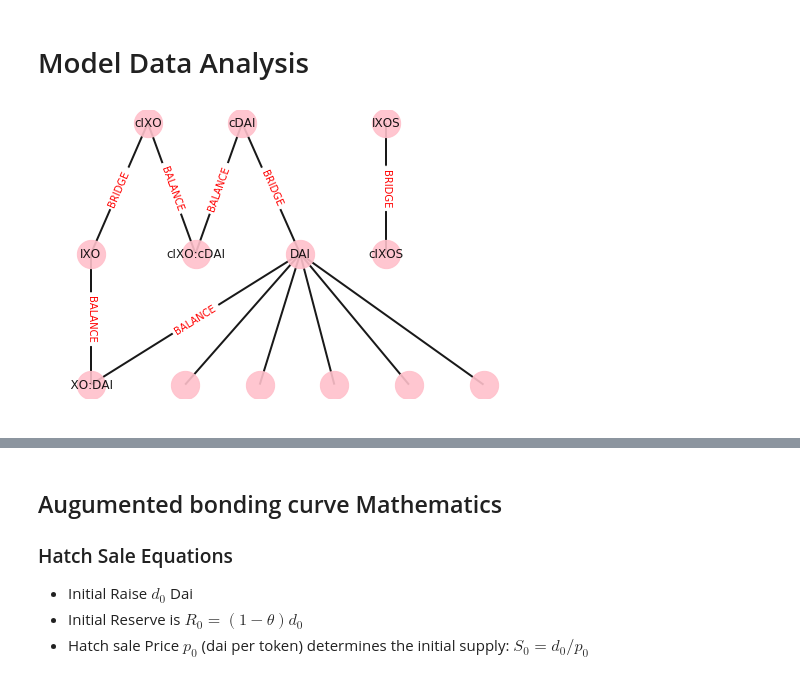
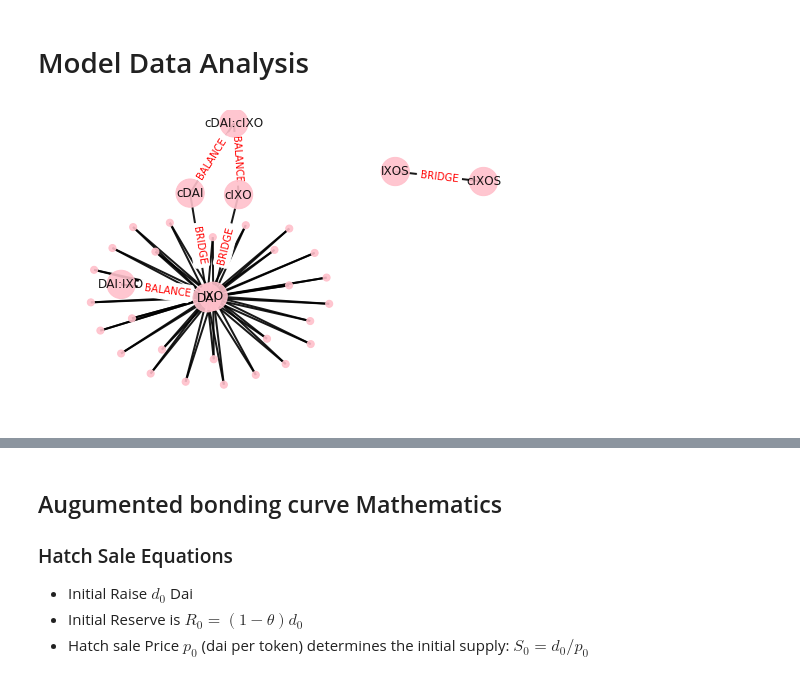
Before and after one commit to BenSchZA/ixo-liquidity-mechanism, a Jupyter notebook: ixo.ipynb, the cells around one changed output, grey strips where cells are left out. Drawn from its saved outputs; the diff is of its cells as text; code cells hidden in the pictures.

```diff
--- a/ixo.ipynb
+++ b/ixo.ipynb
@@ -699,22 +717,24 @@ def save_experiment(fig, experiment, name):
     fig.savefig('experiment_%s/%s.png' % (experiment, name))
 # %%
 rdf = select_experiment(results, 1)
-network_output = rdf['network'][2]
+network_output = rdf['network'][24]
 
-pos = nx.drawing.nx_agraph.graphviz_layout(network_output, prog='dot') #spring_layout(network, k=0.15,iterations=20)
+pos = nx.drawing.nx_agraph.graphviz_layout(network_output, prog='neato') #spring_layout(network, k=0.15,iterations=20)
+
+node_sizes = [50 if network_output.nodes[node]['_type'] == Nodes.PARTICIPANT.name else 800 for node in network_output.nodes()]
 
 plt.figure()
 nx.draw(
     network_output, pos, edge_color='black', width=2, linewidths=1,
-    node_size=800, node_color='pink', alpha=0.9,
+    node_size=node_sizes, node_color='pink', alpha=0.9,
     labels={node: node for node in network.nodes()})
 
 nx.draw_networkx_edge_labels(
     network_output, pos,
     edge_labels={(u,v): d['_type'] for u,v,d in network.edges(data=True)},
     font_color='red')
 
 plt.axis('off')
 plt.show()
 # %% [output]
-[figure, old version]
+[figure, new version]
```
Also changed, not shown: parts of 5 cells of this notebook, 4 other files.
